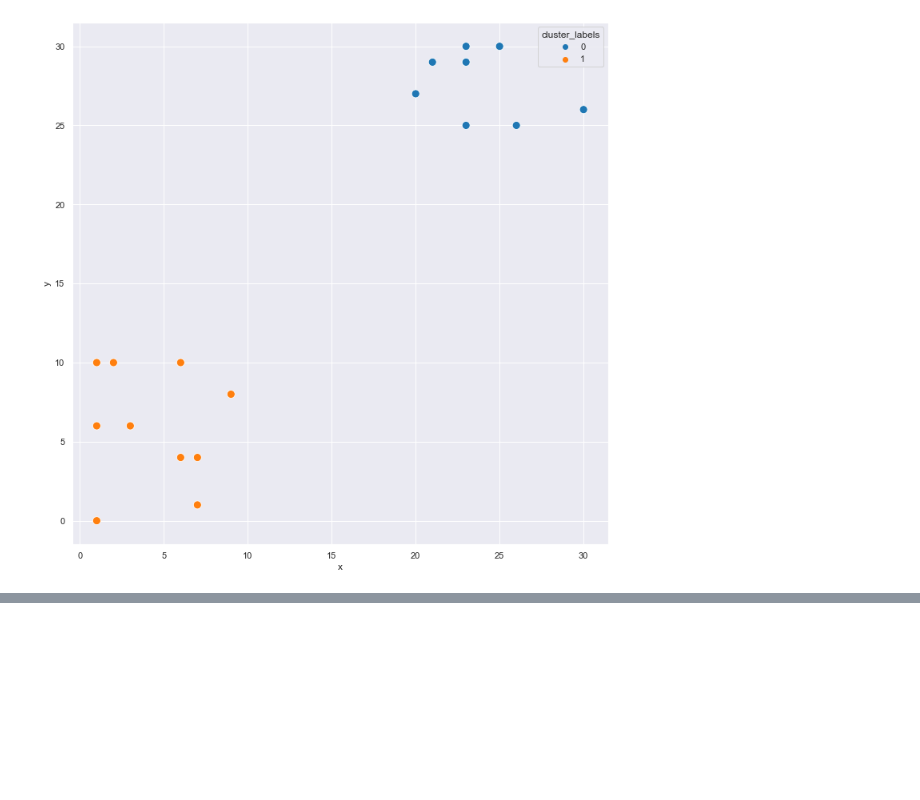
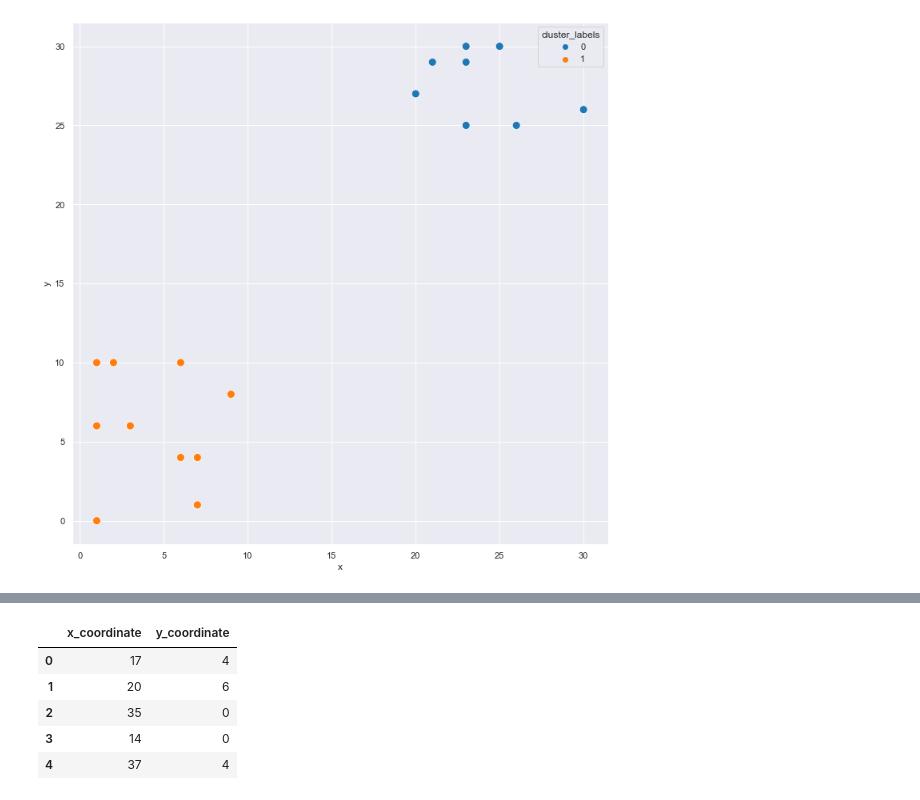
Before and after one commit to kipmadden/Cluster-Analysis-in-Python, a Jupyter notebook: SciPy Clustering Basics.ipynb, the cells around one changed output, grey strips where cells are left out. Cells and saved outputs as stored; diff of their text form; code cells hidden in the pictures; blank space fills up the shorter version.

```diff
--- a/SciPy Clustering Basics.ipynb
+++ b/SciPy Clustering Basics.ipynb
@@ -93,0 +166,10 @@ sns.scatterplot(x='x', y='y', hue='cluster_labels', data=df, s=100,  palette='ta
+# %%
+comic_con = pd.read_csv('./data/comic_con.csv')
+comic_con.head()
+# %% [output]
+|  | x_coordinate | y_coordinate |
+| 0 | 17 | 4 |
+| 1 | 20 | 6 |
+| 2 | 35 | 0 |
+| 3 | 14 | 0 |
+| 4 | 37 | 4 |
```
Also changed, not shown: parts of 16 cells of this notebook, 3 other files.
